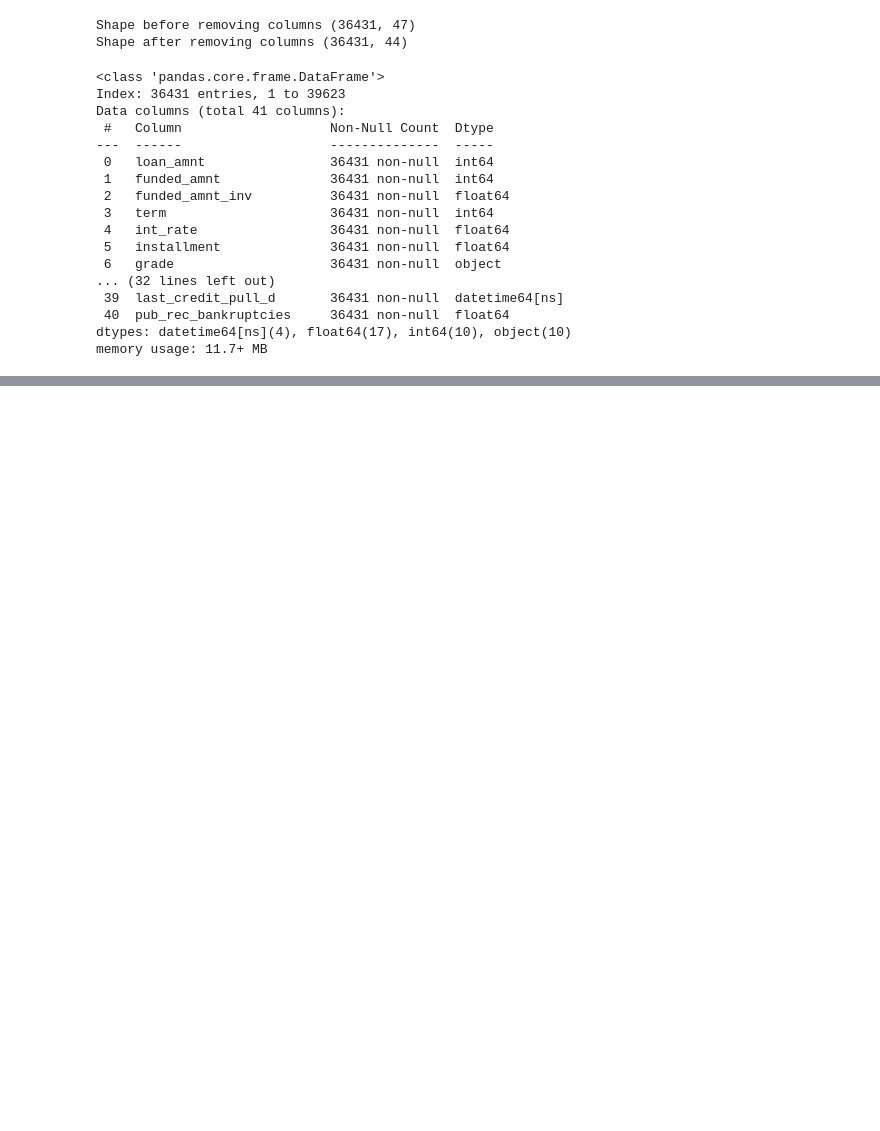
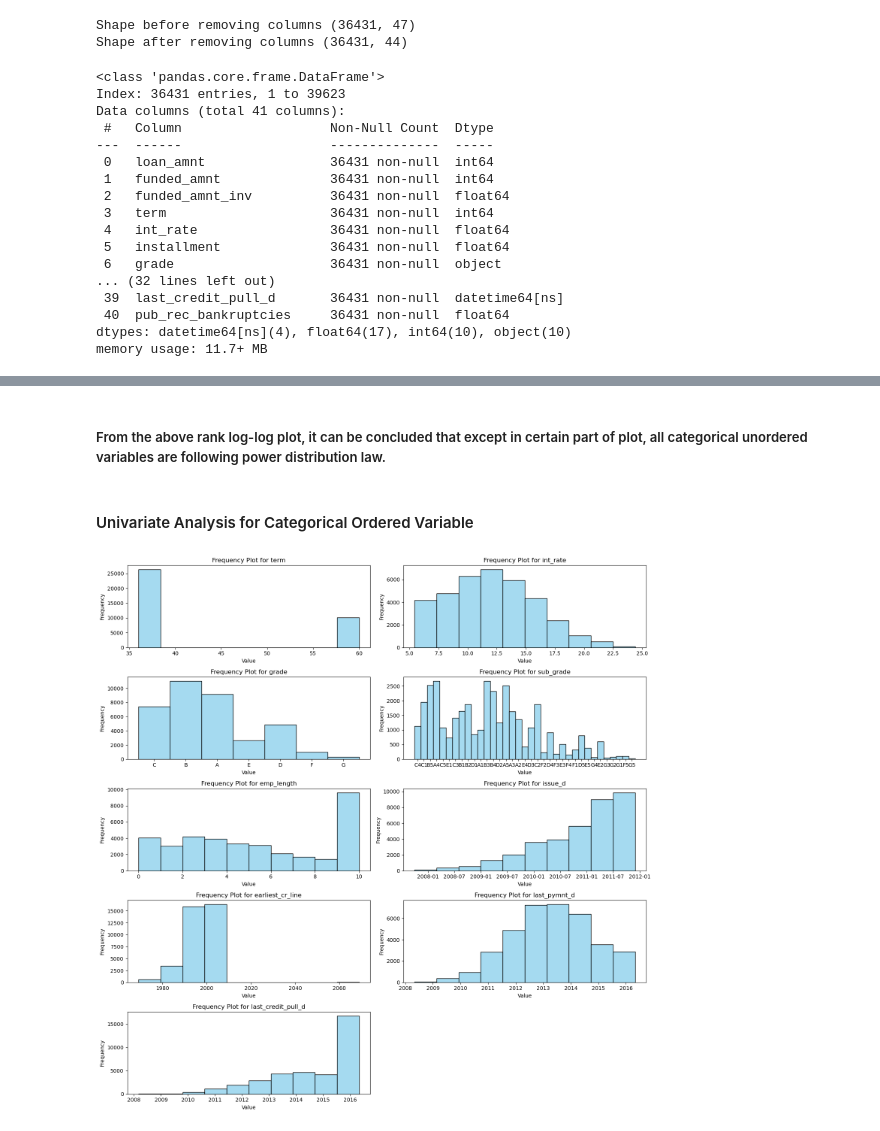
Before and after one commit to tejasvadhyani/LendingClubCaseStudy, a Jupyter notebook: Tejasva_Dhyani.ipynb, the cells around one changed output, grey strips where cells are left out. Saved outputs shown, nothing was run; the diff lists cells and outputs as text; code cells hidden in the pictures; blank space fills up the shorter version.

```diff
--- a/Tejasva_Dhyani.ipynb
+++ b/Tejasva_Dhyani.ipynb
@@ -559,0 +648,28 @@ memory usage: 11.7+ MB
+# %% [markdown]
+##### From the above rank log-log plot, it can be concluded that except in certain part of plot, all categorical unordered variables are following power distribution law.
+# %% [markdown]
+#### Univariate Analysis for Categorical Ordered Variable
+# %%
+categorical_ordered = ['term', 'int_rate', 'grade', 'sub_grade', 'emp_length', 'issue_d', 'earliest_cr_line', 'last_pymnt_d', 'last_credit_pull_d']
+nrows = math.ceil(len(categorical_ordered) / 2)
+ncols = 2
+fig, axes = plt.subplots(nrows=nrows, ncols=2, figsize=(15, 15))
+for i, column in enumerate(categorical_ordered):
+    # Frequency Plot
+    row = i // ncols  # Calculate the row index
+    col = i % ncols   # Calculate the column index
+    sns.histplot(df_loan[column], bins=10, kde=False, ax=axes[row, col], color='skyblue')
+    axes[row, col].set_title(f'Frequency Plot for {column}')
+    axes[row, col].set_xlabel('Value')
+    axes[row, col].set_ylabel('Frequency')
+
+# Remove empty subplots if the grid has more cells than needed
+for j in range(len(categorical_ordered), nrows * ncols):
+    row = j // ncols
+    col = j % ncols
+    fig.delaxes(axes[row, col])
+
+plt.tight_layout()
+plt.show()
+# %% [output]
+[figure, added]
```
Also changed, not shown: parts of 8 cells of this notebook.
